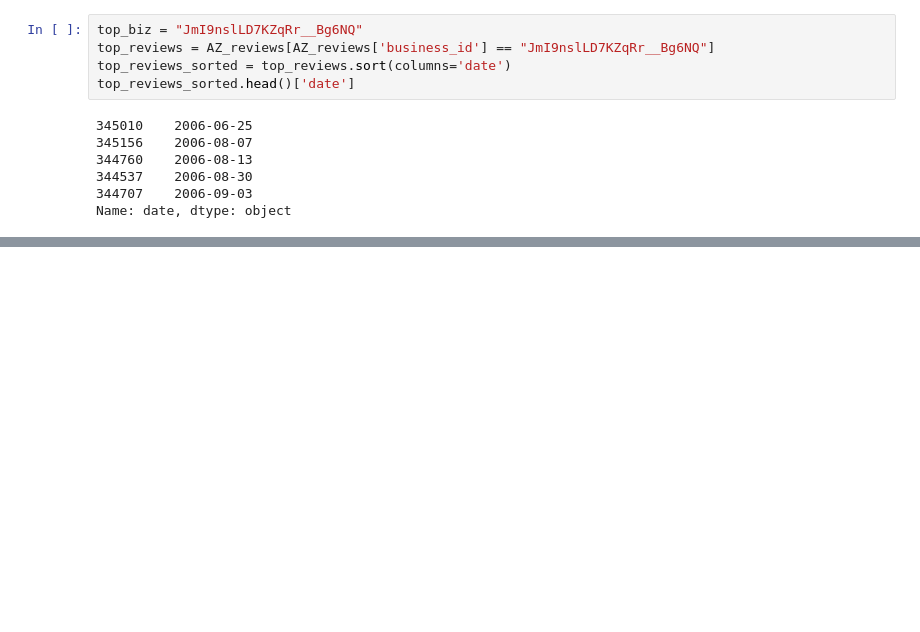
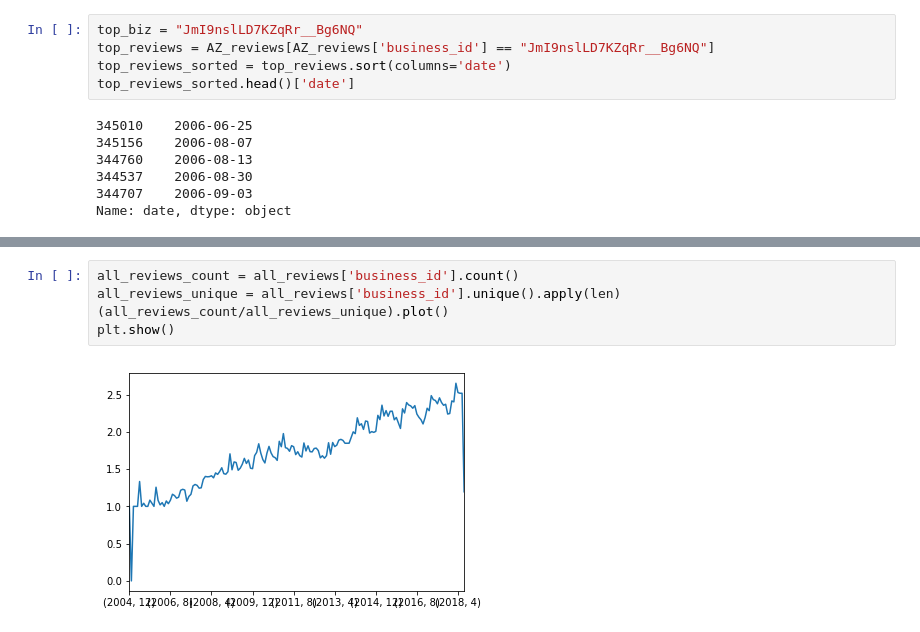
Before and after one commit to ChrisIck/DS101_Project, a Jupyter notebook: AZ exploration.ipynb, the cells around one changed output, grey strips where cells are left out. Drawn from its saved outputs; the diff is of its cells as text; blank space fills up the shorter version.

```diff
--- a/AZ exploration.ipynb
+++ b/AZ exploration.ipynb
@@ -71,0 +146,7 @@ top_biz_series = plot_by_month(AZ_reviews, top_biz)
+# %%
+all_reviews_count = all_reviews['business_id'].count()
+all_reviews_unique = all_reviews['business_id'].unique().apply(len)
+(all_reviews_count/all_reviews_unique).plot()
+plt.show()
+# %% [output]
+[figure, added]
```
Also changed, not shown: parts of 10 cells of this notebook.
